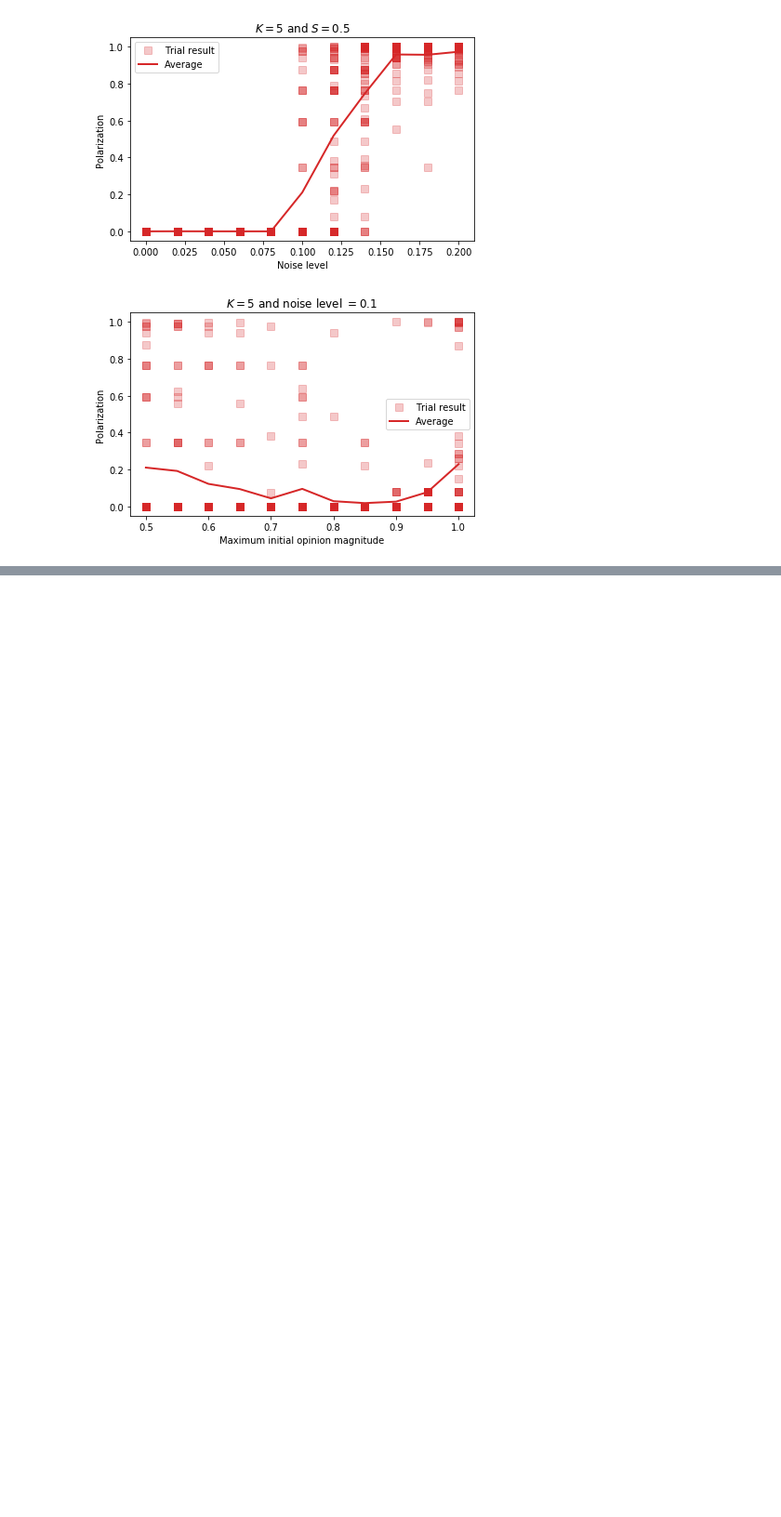
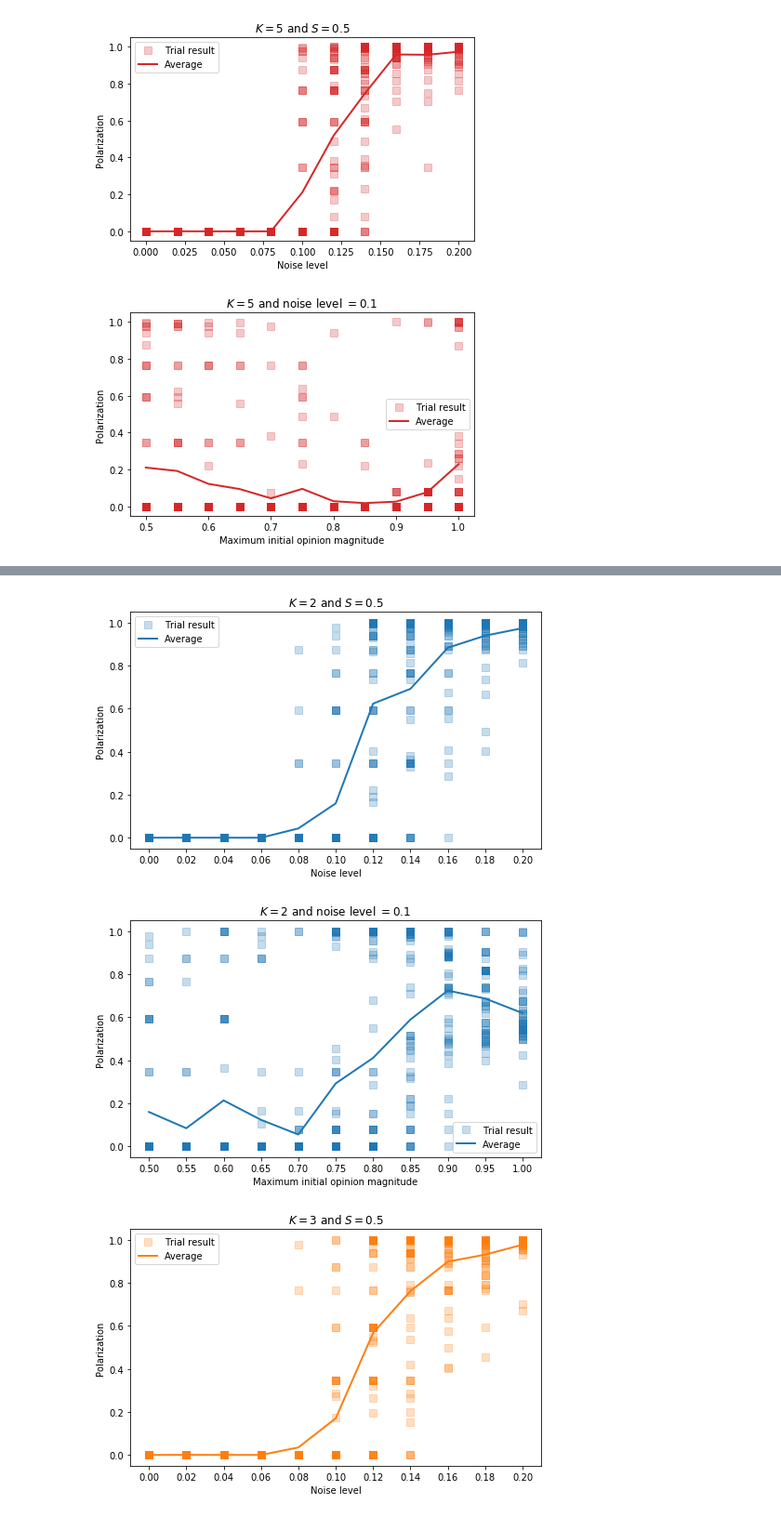
Before and after one commit to mt-digital/polarization, a Jupyter notebook: Complexity Noisy Comm. plots 4-21.ipynb, the cells around one changed output, grey strips where cells are left out. Shown: that part at 93% size. Cells and saved outputs as stored; diff of their text form; code cells hidden in the pictures; blank space fills up the shorter version.

Commit message:
started report on main bullet points

```diff
--- a/Complexity Noisy Comm. plots 4-21.ipynb
+++ b/Complexity Noisy Comm. plots 4-21.ipynb
@@ -142,0 +143,18 @@ plot_single_noise_param(ne_dir, K, noise_level=0.10)
+# %%
+# Save figures to reports/Figures directory.
+figdir = 'reports/Figures/'
+plot_p_v_noise_and_k(ne_dir, save_path=figdir + 'noisecomm')
+
+for K in range(2, 7):
+    plot_single_noise_param(
+        ne_dir, K, S=0.5,
+        save_path=figdir + 'noisecomm_S=0p5_K={}.pdf'.format(K),
+        figsize=(7, 4.5))
+    plot_single_noise_param(
+        ne_dir, K, noise_level=0.10,
+        save_path=figdir + 'noisecomm_level=0p10_K={}.pdf'.format(K),
+        figsize=(7, 4.5))
+# %% [output]
+[figure, added]
+[figure, added]
+[figure, added]
```
Also changed, not shown: parts of 3 cells of this notebook, 3 other files.
